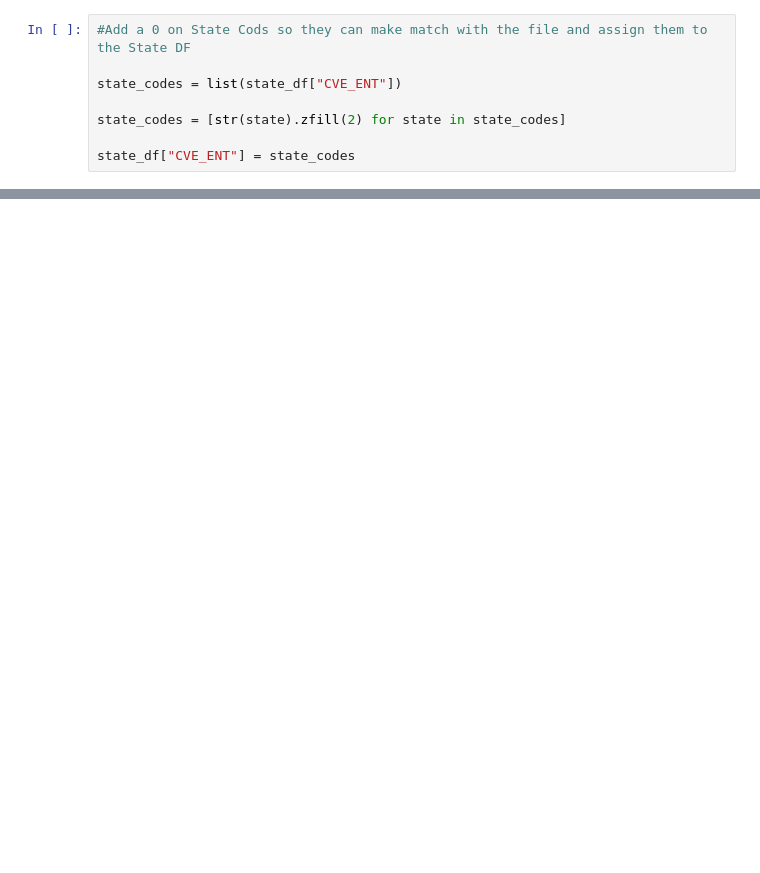
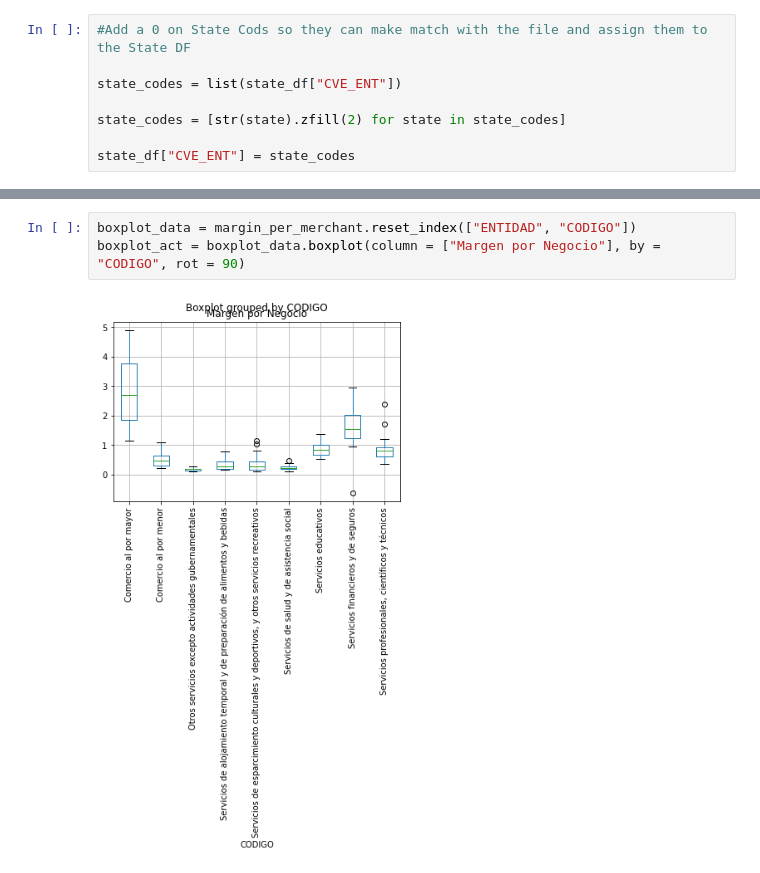
Before and after one commit to damontufar/project1, a Jupyter notebook: data_cleanup/inegi_data_2019.ipynb, the cells around one changed output, grey strips where cells are left out. Saved outputs shown, nothing was run; the diff lists cells and outputs as text; blank space fills up the shorter version.

```diff
--- a/data_cleanup/inegi_data_2019.ipynb
+++ b/data_cleanup/inegi_data_2019.ipynb
@@ -219,0 +307,5 @@ census_df = pd.merge(census_df, state_df, on = "CVE_ENT", how="left")
+# %%
+boxplot_data = margin_per_merchant.reset_index(["ENTIDAD", "CODIGO"])
+boxplot_act = boxplot_data.boxplot(column = ["Margen por Negocio"], by = "CODIGO", rot = 90)
+# %% [output]
+[figure, added]
```
Also changed, not shown: parts of 14 cells of this notebook.
